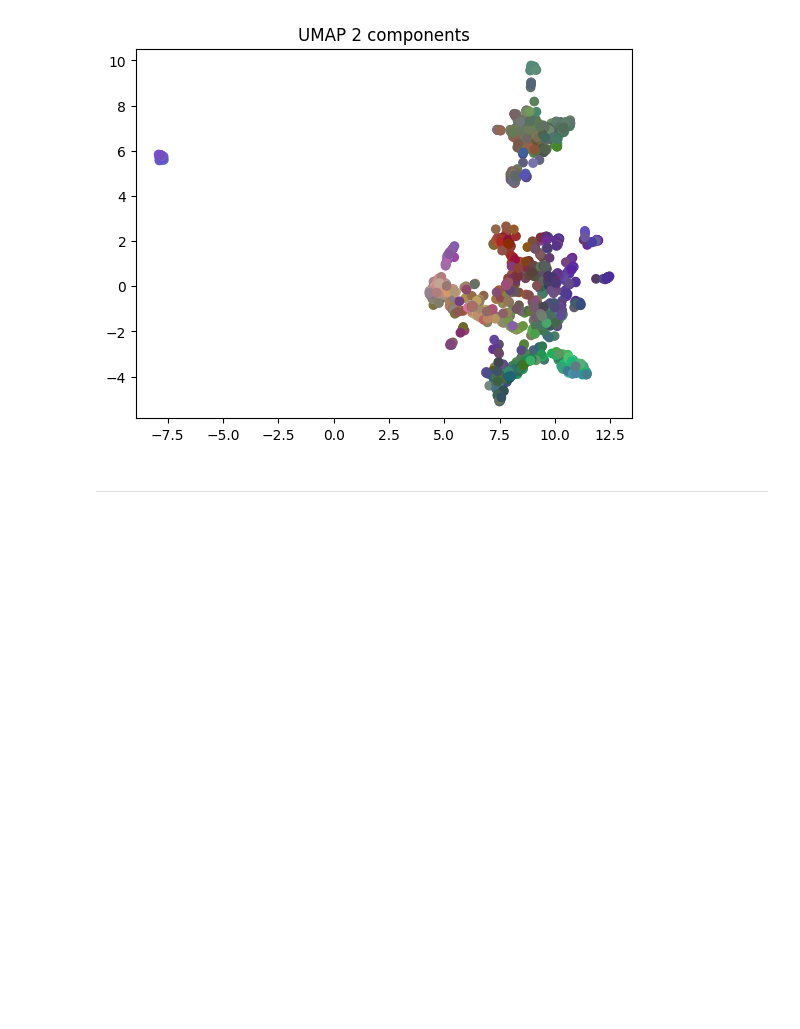
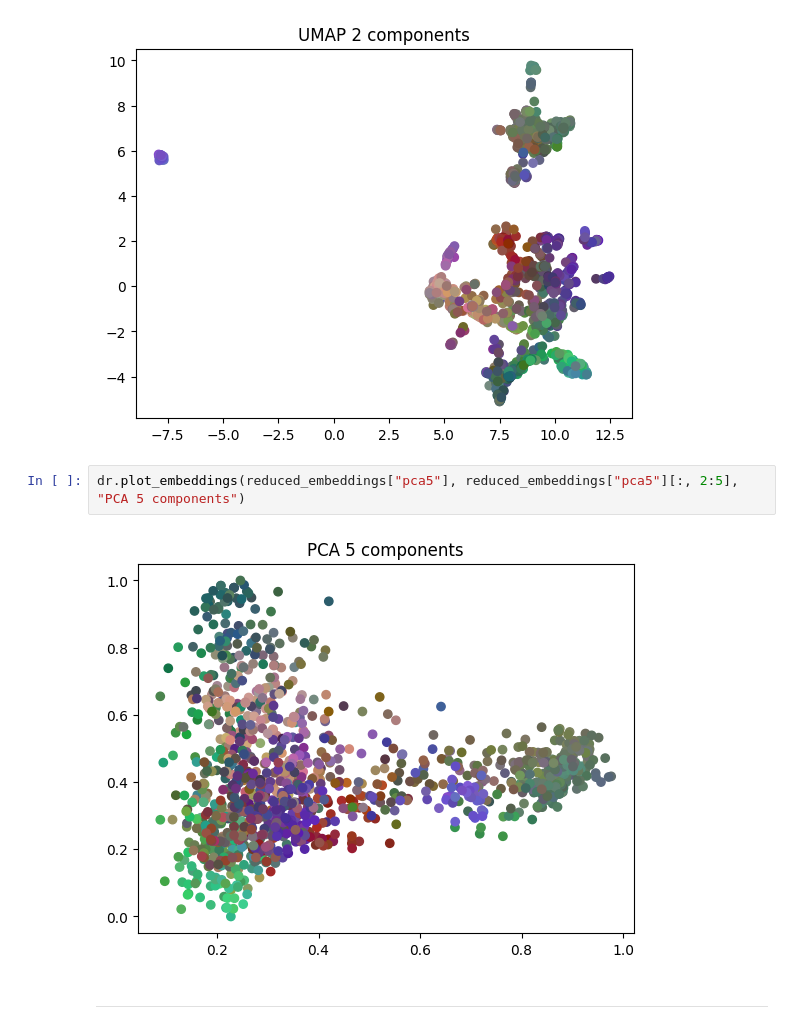
Before and after one commit to loci-maps/fractal-embeddings, a Jupyter notebook: demo.ipynb, the cells around one changed output. Cells and saved outputs as stored; diff of their text form; blank space fills up the shorter version.

```diff
--- a/demo.ipynb
+++ b/demo.ipynb
@@ -173,6 +173,10 @@ reduced_embeddings = np.load('demo_data/combined_reduced_embeddings.npz')
 dr.plot_embeddings(reduced_embeddings["umap2"], reduced_embeddings["pca5"][:, 2:5], "UMAP 2 components")
 # %% [output]
 [figure]
+# %%
+dr.plot_embeddings(reduced_embeddings["pca5"], reduced_embeddings["pca5"][:, 2:5], "PCA 5 components")
+# %% [output]
+[figure, added]
 # %% [markdown]
 ---
 # %% [markdown]
```
Also changed, not shown: parts of 2 cells of this notebook, 2 other files.
